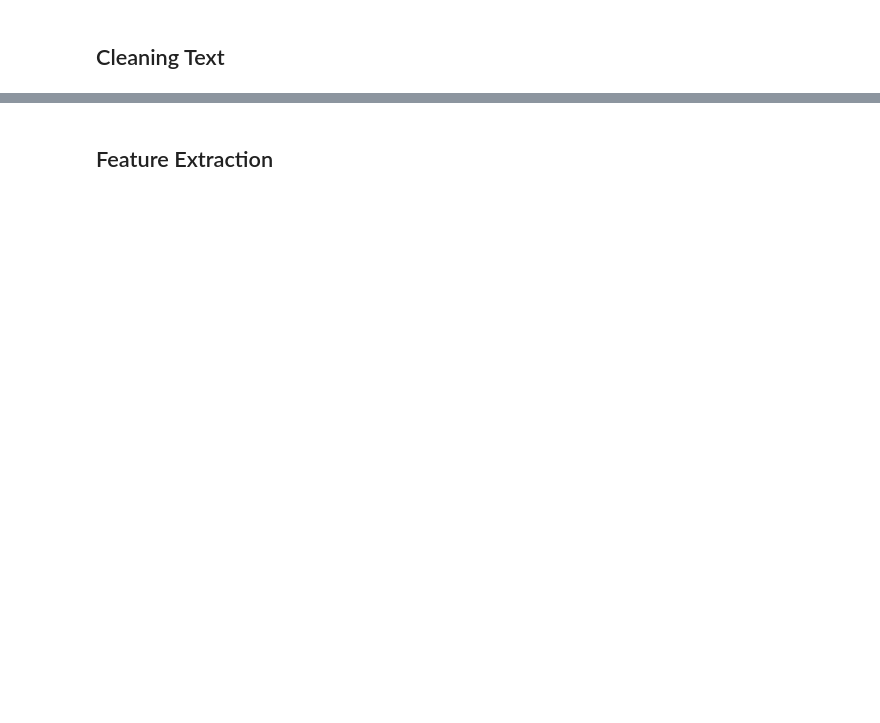
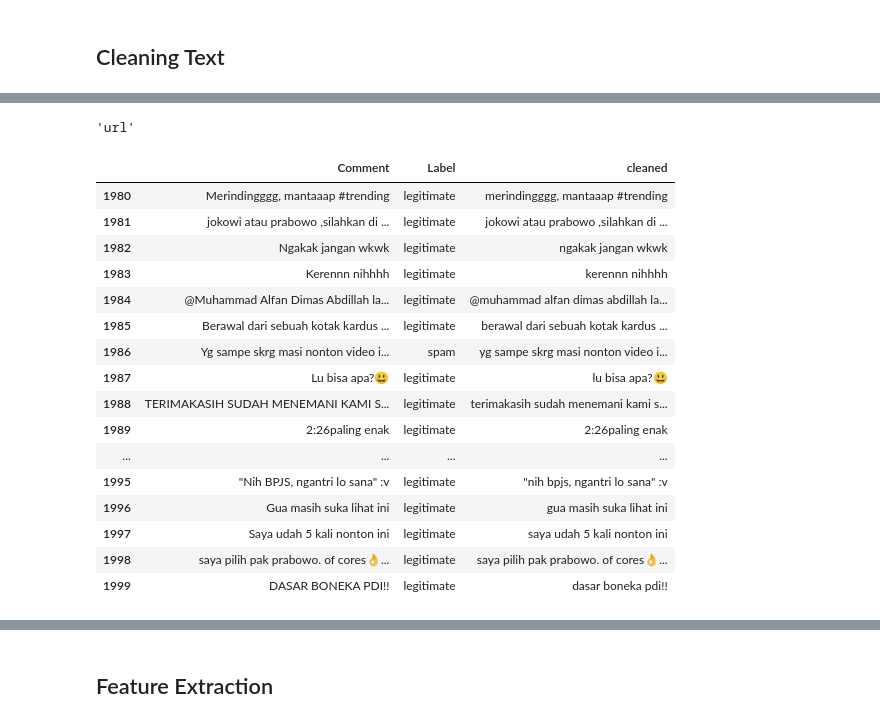
Before and after one commit to dewirizki/CommentsDetection, a Jupyter notebook: Code/data_prepocessing.ipynb, the cells around one changed output, grey strips where cells are left out. Saved outputs shown, nothing was run; the diff lists cells and outputs as text; code cells hidden in the pictures; blank space fills up the shorter version.

```diff
--- a/Code/data_prepocessing.ipynb
+++ b/Code/data_prepocessing.ipynb
@@ -577,2 +530,0 @@ def white_spaces(text):
-# %%
-text = "keren!!!"
@@ -591,2 +586,26 @@ clean_punct(text)
+# %%
+detecturl(text,'url')
+# %% [output]
+'url'
 # %%
 trial['cleaned'] = trial['Comment'].apply(lambda x: lower(x))
+# %%
+trial.tail(20)
+# %% [output]
+|  | Comment | Label | cleaned |
+| 1980 | Merindingggg, mantaaap #trending | legitimate | merindingggg, mantaaap #trending |
+| 1981 | jokowi atau prabowo ,silahkan di ... | legitimate | jokowi atau prabowo ,silahkan di ... |
+| 1982 | Ngakak jangan wkwk | legitimate | ngakak jangan wkwk |
+| 1983 | Kerennn nihhhh | legitimate | kerennn nihhhh |
+| 1984 | @Muhammad Alfan Dimas Abdillah la... | legitimate | @muhammad alfan dimas abdillah la... |
+| 1985 | Berawal dari sebuah kotak kardus ... | legitimate | berawal dari sebuah kotak kardus ... |
+| 1986 | Yg sampe skrg masi nonton video i... | spam | yg sampe skrg masi nonton video i... |
+| 1987 | Lu bisa apa?😃 | legitimate | lu bisa apa?😃 |
+| 1988 | TERIMAKASIH SUDAH MENEMANI KAMI S... | legitimate | terimakasih sudah menemani kami s... |
+| 1989 | 2:26paling enak | legitimate | 2:26paling enak |
+| ... | ... | ... | ... |
+| 1995 | "Nih BPJS, ngantri lo sana" :v | legitimate | "nih bpjs, ngantri lo sana" :v |
+| 1996 | Gua masih suka lihat ini | legitimate | gua masih suka lihat ini |
+| 1997 | Saya udah 5 kali nonton ini | legitimate | saya udah 5 kali nonton ini |
+| 1998 | saya pilih pak prabowo. of cores👌... | legitimate | saya pilih pak prabowo. of cores👌... |
+| 1999 | DASAR BONEKA PDI!! | legitimate | dasar boneka pdi!! |
```
Also changed, not shown: parts of 56 cells of this notebook, 4 other files.
